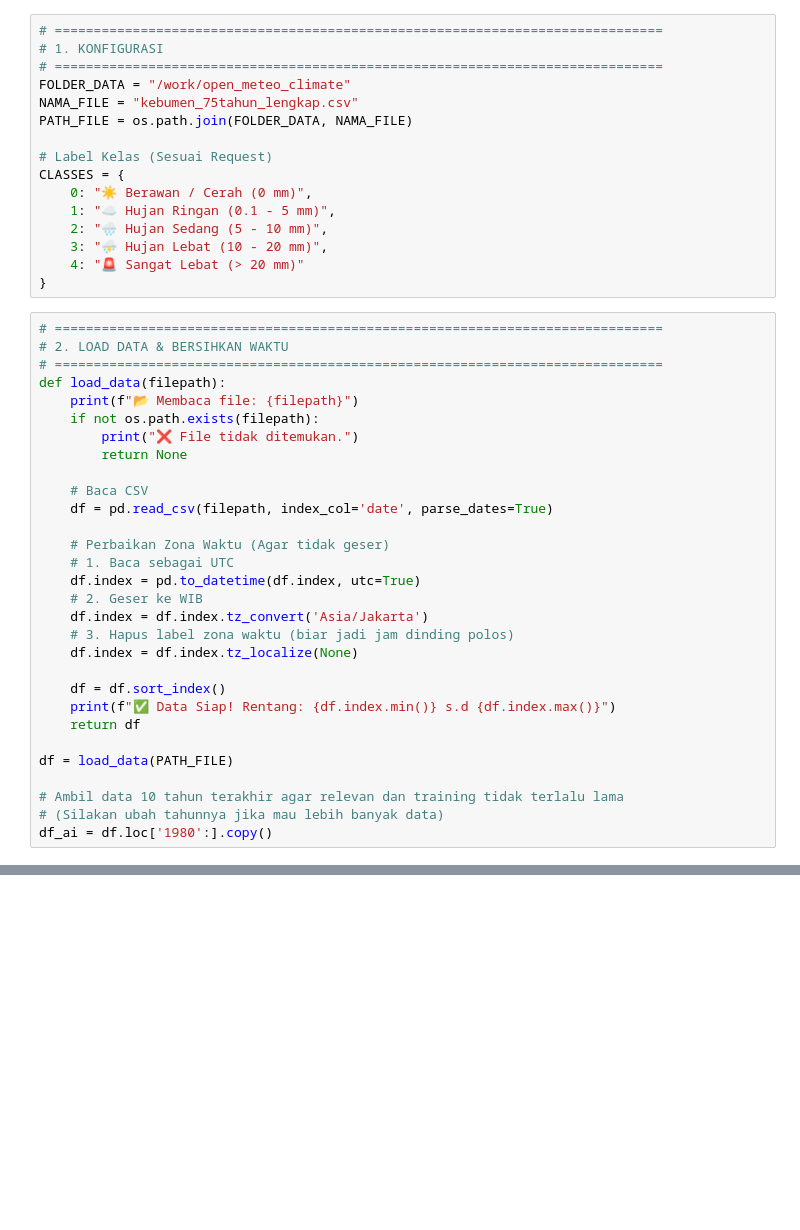
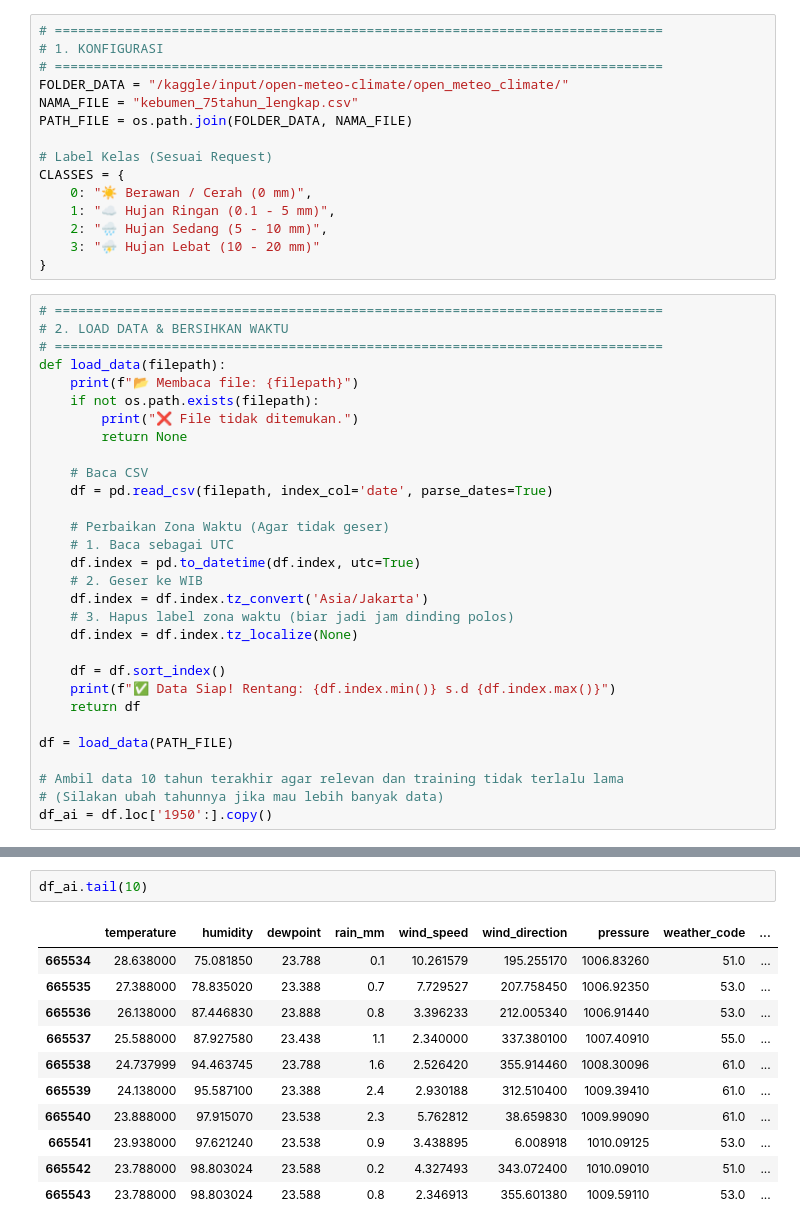
Before and after one commit to evanalif113/Penelitian-Tensorflow, a Jupyter notebook: Analisis_Meteorologi/Model Klasifikasi.ipynb, the cells around one changed output, grey strips where cells are left out. Drawn from its saved outputs; the diff is of its cells as text; blank space fills up the shorter version.

```diff
--- a/Analisis_Meteorologi/Model Klasifikasi.ipynb
+++ b/Analisis_Meteorologi/Model Klasifikasi.ipynb
@@ -46,7 +28,7 @@ To enable the following instructions: AVX2 AVX512F AVX512_VNNI AVX512_BF16 AVX_V
 # ==============================================================================
 # 1. KONFIGURASI
 # ==============================================================================
-FOLDER_DATA = "/work/open_meteo_climate"
+FOLDER_DATA = "/kaggle/input/open-meteo-climate/open_meteo_climate/"
 NAMA_FILE = "kebumen_75tahun_lengkap.csv"
 PATH_FILE = os.path.join(FOLDER_DATA, NAMA_FILE)
 
@@ -55,8 +37,7 @@ CLASSES = {
     0: "☀️ Berawan / Cerah (0 mm)",
     1: "☁️ Hujan Ringan (0.1 - 5 mm)",
     2: "🌧️ Hujan Sedang (5 - 10 mm)",
-    3: "⛈️ Hujan Lebat (10 - 20 mm)",
-    4: "🚨 Sangat Lebat (> 20 mm)"
+    3: "⛈️ Hujan Lebat (10 - 20 mm)"
 }
 # %%
 # ==============================================================================
@@ -87,5 +68,5 @@ df = load_data(PATH_FILE)
 
 # Ambil data 10 tahun terakhir agar relevan dan training tidak terlalu lama
 # (Silakan ubah tahunnya jika mau lebih banyak data)
-df_ai = df.loc['1980':].copy()
+df_ai = df.loc['1950':].copy()
 # %% [output]
@@ -156,0 +75,14 @@ Data Uji  : (80511, 24, 5)
+# %%
+df_ai.tail(10)
+# %% [output]
+|  | temperature | humidity | dewpoint | rain_mm | wind_speed | wind_direction | pressure | weather_code | ... |
+| 665534 | 28.638000 | 75.081850 | 23.788 | 0.1 | 10.261579 | 195.255170 | 1006.83260 | 51.0 | ... |
+| 665535 | 27.388000 | 78.835020 | 23.388 | 0.7 | 7.729527 | 207.758450 | 1006.92350 | 53.0 | ... |
+| 665536 | 26.138000 | 87.446830 | 23.888 | 0.8 | 3.396233 | 212.005340 | 1006.91440 | 53.0 | ... |
+| 665537 | 25.588000 | 87.927580 | 23.438 | 1.1 | 2.340000 | 337.380100 | 1007.40910 | 55.0 | ... |
+| 665538 | 24.737999 | 94.463745 | 23.788 | 1.6 | 2.526420 | 355.914460 | 1008.30096 | 61.0 | ... |
+| 665539 | 24.138000 | 95.587100 | 23.388 | 2.4 | 2.930188 | 312.510400 | 1009.39410 | 61.0 | ... |
+| 665540 | 23.888000 | 97.915070 | 23.538 | 2.3 | 5.762812 | 38.659830 | 1009.99090 | 61.0 | ... |
+| 665541 | 23.938000 | 97.621240 | 23.538 | 0.9 | 3.438895 | 6.008918 | 1010.09125 | 53.0 | ... |
+| 665542 | 23.788000 | 98.803024 | 23.588 | 0.2 | 4.327493 | 343.072400 | 1010.09010 | 51.0 | ... |
+| 665543 | 23.788000 | 98.803024 | 23.588 | 0.8 | 2.346913 | 355.601380 | 1009.59110 | 53.0 | ... |
```
Also changed, not shown: parts of 13 cells of this notebook.
